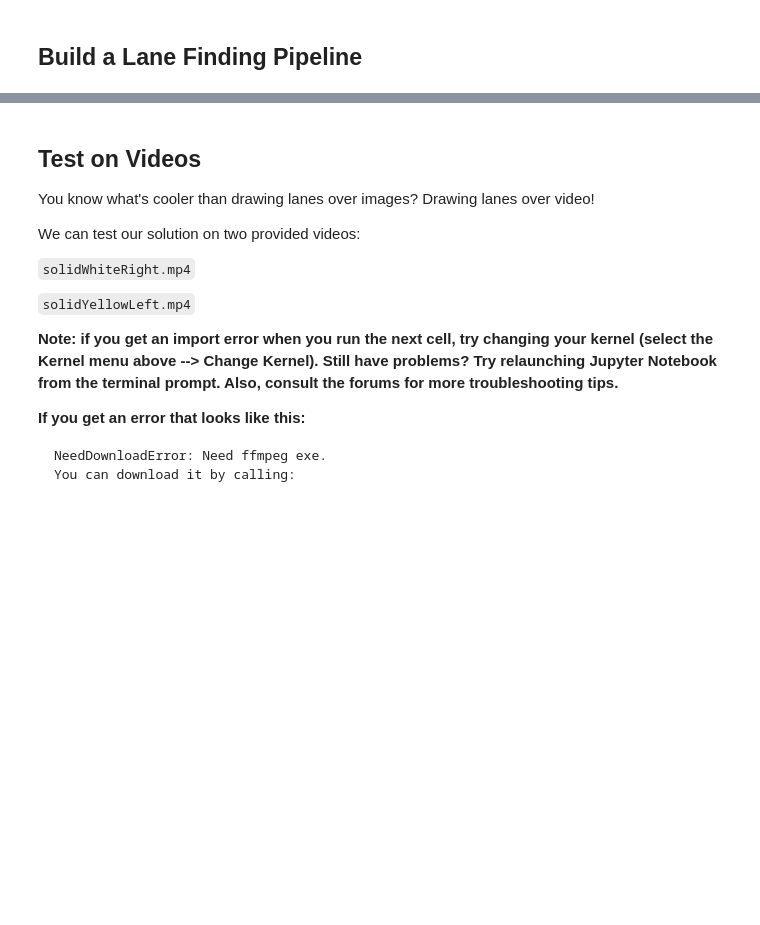
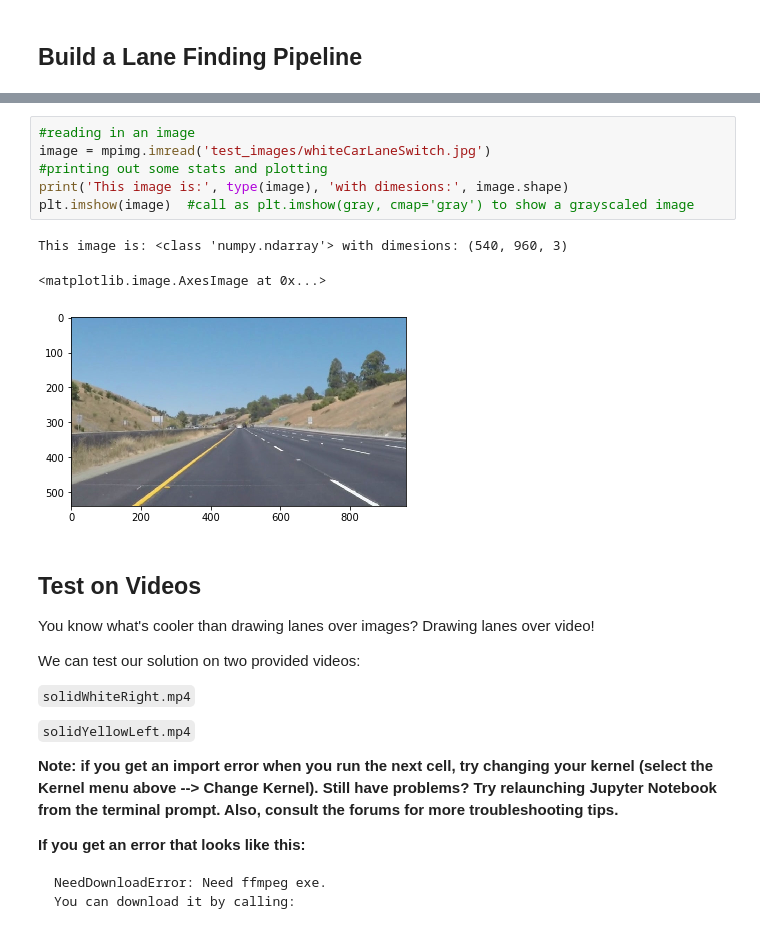
Before and after one commit to USinani/Udacity-Nanodegree-Self_driving_car_Engineer, a Jupyter notebook: P1.ipynb, the cells around one changed output, grey strips where cells are left out. Drawn from its saved outputs; the diff is of its cells as text; blank space fills up the shorter version.

```diff
--- a/P1.ipynb
+++ b/P1.ipynb
@@ -325,3 +694,13 @@ Try tuning the various parameters, especially the low and high Canny thresholds
+# %%
+#reading in an image
+image = mpimg.imread('test_images/whiteCarLaneSwitch.jpg')
+#printing out some stats and plotting
+print('This image is:', type(image), 'with dimesions:', image.shape)
+plt.imshow(image)  #call as plt.imshow(gray, cmap='gray') to show a grayscaled image
+# %% [output]
+This image is: <class 'numpy.ndarray'> with dimesions: (540, 960, 3)
+<matplotlib.image.AxesImage at 0x...>
+[figure, added]
 # %% [markdown]
 ## Test on Videos
 
```
Also changed, not shown: parts of 25 cells of this notebook.
